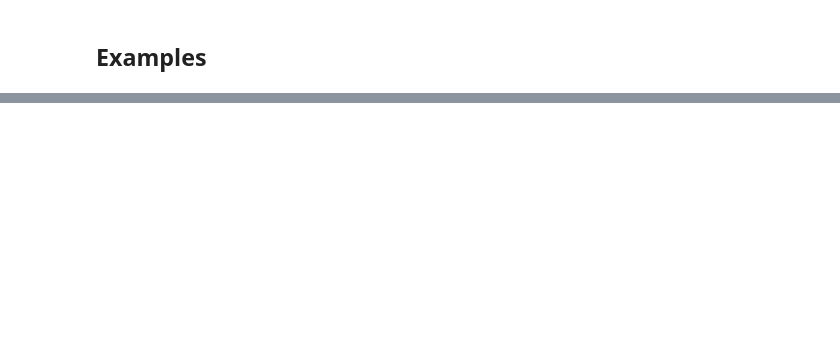
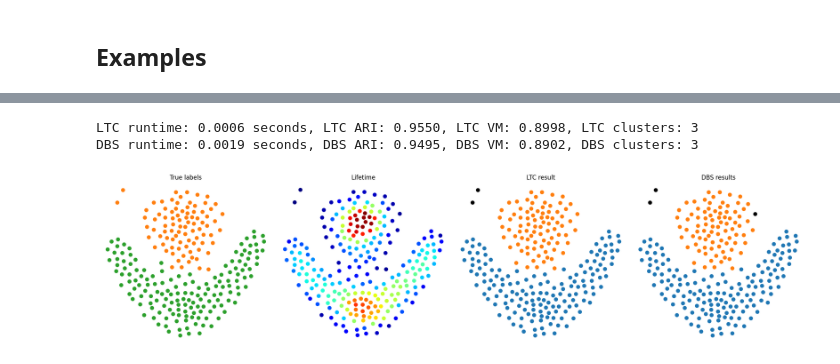
Before and after one commit to tum-bgd/ltc, a Jupyter notebook: scripts/demo.ipynb, the cells around one changed output, grey strips where cells are left out. Drawn from its saved outputs; the diff is of its cells as text; code cells hidden in the pictures; blank space fills up the shorter version.

```diff
--- a/scripts/demo.ipynb
+++ b/scripts/demo.ipynb
@@ -186,0 +35,35 @@ plt.show()
+# %%
+# Load flame dataset
+data = np.loadtxt("../assets/flame.txt")
+X = np.asarray(data[:, :-1])
+X = normalize_data(X)
+y_true = np.asarray(data[:, -1])
+
+# Run LTC
+ltc = LifetimeClustering(eps=0.1)
+start = time.time()
+ltc.fit(X)
+ltc_runtime = time.time() - start
+
+# Run DBS
+dbscan = DBSCAN(eps=0.1, min_samples=9)
+start = time.time()
+dbscan.fit(X)
+dbs_runtime = time.time() - start
+
+# Evaluate result
+ltc_pred = np.asarray(ltc.labels_)
+lifetime = np.asarray(ltc.lifetimes_)
+ari, vm, num_clusters = eval_clustering(y_true, ltc_pred)
+print(f"LTC runtime: {ltc_runtime:.4f} seconds, LTC ARI: {ari:.4f}, LTC VM: {vm:.4f}, LTC clusters: {num_clusters}")
+
+dbs_pred = dbscan.labels_
+ari, vm, num_clusters = eval_clustering(y_true, dbs_pred)
+print(f"DBS runtime: {dbs_runtime:.4f} seconds, DBS ARI: {ari:.4f}, DBS VM: {vm:.4f}, DBS clusters: {num_clusters}")
+
+# Plot
+plot_all(X, y_true, ltc_pred, lifetime, dbs_pred, s=50)
+# %% [output]
+LTC runtime: 0.0006 seconds, LTC ARI: 0.9550, LTC VM: 0.8998, LTC clusters: 3
+DBS runtime: 0.0019 seconds, DBS ARI: 0.9495, DBS VM: 0.8902, DBS clusters: 3
+[figure, added]
```
Also changed, not shown: parts of 45 cells of this notebook, 4 other files.
